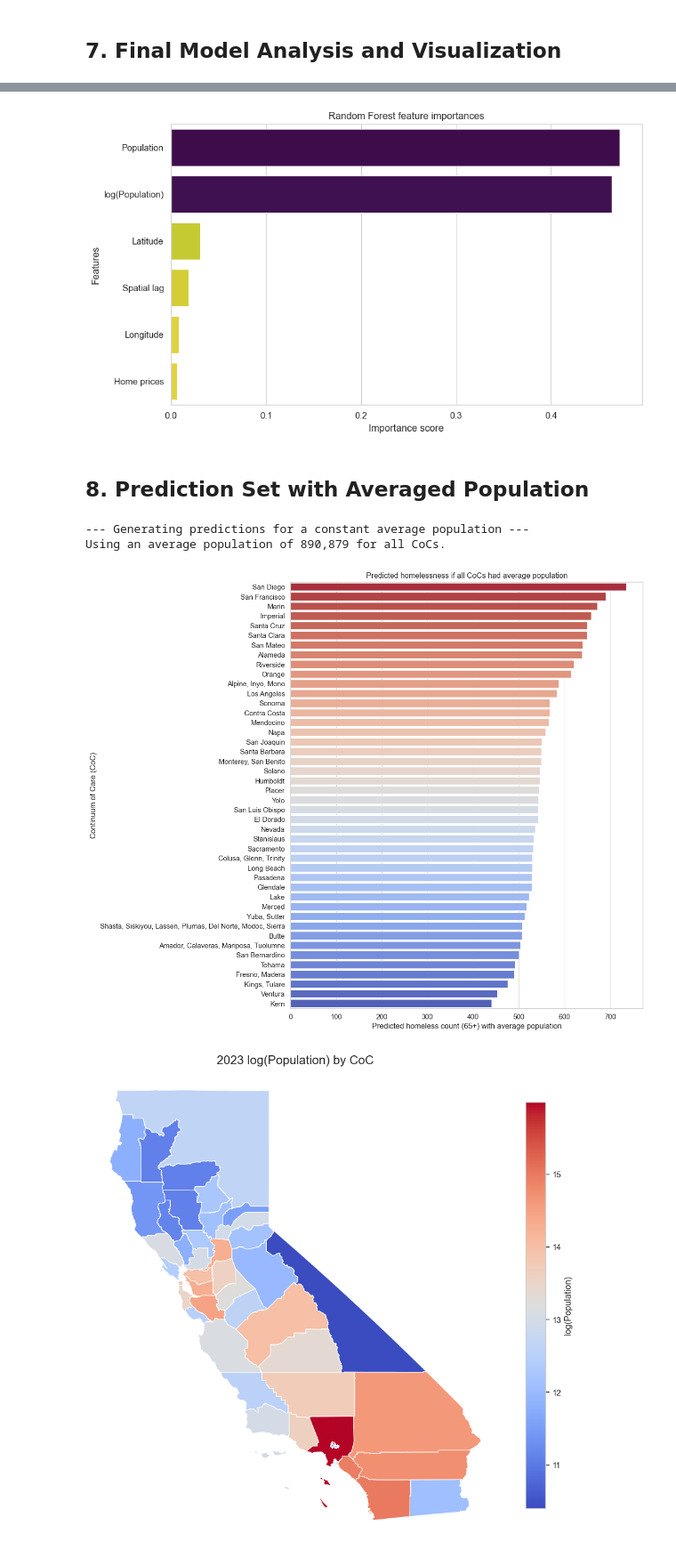
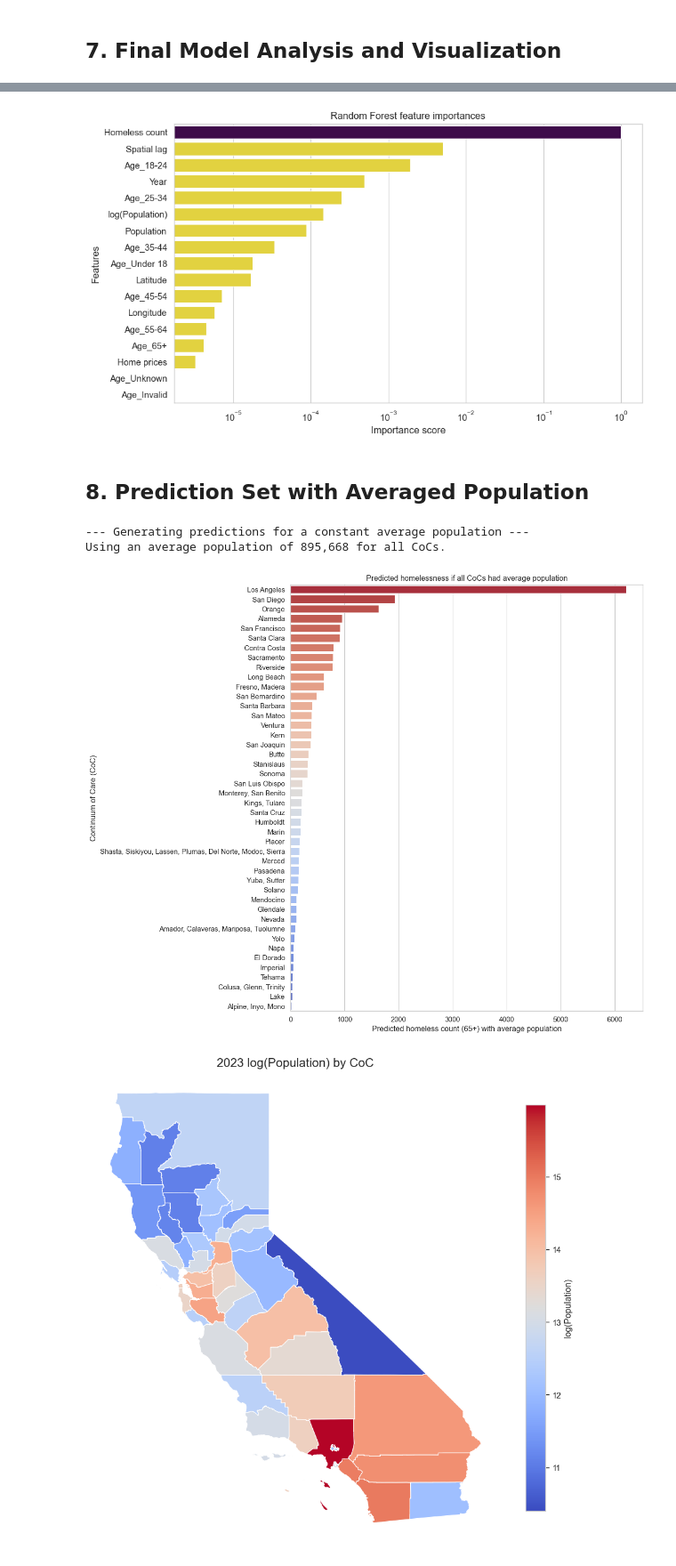
Before and after one commit to igoumiri/homelessness, a Jupyter notebook: paper.ipynb, the cells around one changed output, grey strips where cells are left out. Shown at 89% size. Saved outputs shown, nothing was run; the diff lists cells and outputs as text; code cells hidden in the pictures.

Commit message:
Use all age groups and years

```diff
--- a/paper.ipynb
+++ b/paper.ipynb
@@ -279,13 +325,17 @@ final_df
+# %%
+final_df = final_df.reset_index()
 # %% [markdown]
 ## 6. Modeling and Evaluation (Paper Section 2.3)
 # %%
 # Define features and target
-TARGET = 'Homeless_65_2023'
+TARGET = 'Homeless count'
 FEATURES = ['Population', 'log(Population)', 'Home prices', 'Latitude', 'Longitude', 'Spatial lag']
 X = final_df[FEATURES]
 y = final_df[TARGET]
 # %% [markdown]
 ### 6.1 Feature Combination Analysis
+# %%
+X = pd.get_dummies(final_df, columns=['Age'], prefix='Age')
 # %%
 rmse_results = {}
 for i in range(1, len(FEATURES) + 1):
@@ -387,8 +465,9 @@ strong multicollinearity or other numerical problems.
 # %%
 # Random Forest
 rf_model = RandomForestRegressor(n_estimators=100, random_state=42)
-rf_model.fit(X_train, y_train)
-rf_preds = rf_model.predict(X_test)
+# rf_model.fit(X_train.drop(columns=['CoC_Name']), y_train)
+rf_model.fit(X_train.set_index('CoC_Name'), y_train)
+rf_preds = rf_model.predict(X_test.drop(columns=['CoC_Name']))
 rf_rmse = np.sqrt(mean_squared_error(y_test, rf_preds))
 print(f"Random Forest Model RMSE: {rf_rmse:.2f}")
 # %% [output]
@@ -421,14 +500,15 @@ plt.show()
 # %%
 # --- Feature Importance Plot ---
-feature_importances = pd.Series(rf_model.feature_importances_, index=FEATURES).sort_values(ascending=False)
+feature_importances = pd.Series(rf_model.feature_importances_, index=rf_model.feature_names_in_).sort_values(ascending=False)
 plt.figure(figsize=(10, 6))
 sns.barplot(x=feature_importances, y=feature_importances.index, hue=feature_importances, legend=False, palette='viridis_r')
+plt.xscale('log')
 plt.xlabel('Importance score')
 plt.ylabel('Features')
 plt.title('Random Forest feature importances')
 plt.show()
 # %% [output]
-[figure, old version]
+[figure, new version]
 # %% [markdown]
 ## 8. Prediction Set with Averaged Population
 # %%
@@ -439,41 +519,50 @@ plt.show()
 print("\n--- Generating predictions for a constant average population ---")
 
 # Create a copy of the final dataframe for our prediction set
-prediction_set_df = final_df.copy()
+prediction_set_df = X_train.copy().set_index('CoC_Name')
 
 # Calculate the average population and its log
 avg_population = prediction_set_df['Population'].mean()
 log_avg_population = np.log(avg_population + 1)
 print(f"Using an average population of {avg_population:,.0f} for all CoCs.")
 
 # Replace the population features with the average values
 prediction_set_df['Population'] = avg_population
 prediction_set_df['log(Population)'] = log_avg_population
 
 # Select the same features the model was trained on
-X_prediction = prediction_set_df[FEATURES]
+# X_prediction = prediction_set_df[FEATURES]
+X_prediction = prediction_set_df
+
+# for group in final_df.Age.unique():
+#     X_prediction[f'Age_{group}'] = X[f'Age_{group}']
+# X_prediction['Year'] = X['Year']
+# X_prediction['Homeless count'] = X['Homeless count']
+# X_prediction['Age_Invalid'] = X['Age_Invalid']
+# X_prediction['Age_Unknown'] = X['Age_Unknown']
 
 # Use the trained Random Forest model to predict on this new dataset
 prediction_set_preds = rf_model.predict(X_prediction)
 
 # Add predictions to the dataframe
+# prediction_set_df['Predicted_Homeless_Avg_Pop'] = prediction_set_preds
 prediction_set_df['Predicted_Homeless_Avg_Pop'] = prediction_set_preds
 
 # --- Visualize the Prediction Set Results ---
 # Sort for better visualization
-sorted_predictions = prediction_set_df.sort_values('Predicted_Homeless_Avg_Pop', ascending=False)
+sorted_predictions = prediction_set_df[(prediction_set_df.Year == 2023) & (prediction_set_df['Age_65+'])].sort_values('Predicted_Homeless_Avg_Pop', ascending=False)
 
 plt.figure(figsize=(12, 10))
 sns.barplot(x='Predicted_Homeless_Avg_Pop', y=sorted_predictions.index, data=sorted_predictions, palette='coolwarm_r', hue=sorted_predictions.index, dodge=False, legend=False)
 plt.xlabel('Predicted homeless count (65+) with average population')
 plt.ylabel('Continuum of Care (CoC)')
 plt.title('Predicted homelessness if all CoCs had average population')
 plt.tight_layout()
 plt.show()
 # %% [output]
 --- Generating predictions for a constant average population ---
-Using an average population of 890,879 for all CoCs.
+Using an average population of 895,668 for all CoCs.
-[figure, old version]
+[figure, new version]
 # %%
 def plot_metric_on_map(
     metric_df, coc_geodata, column_name, title, cmap="viridis", label=None
```
Also changed, not shown: parts of 27 cells of this notebook.
